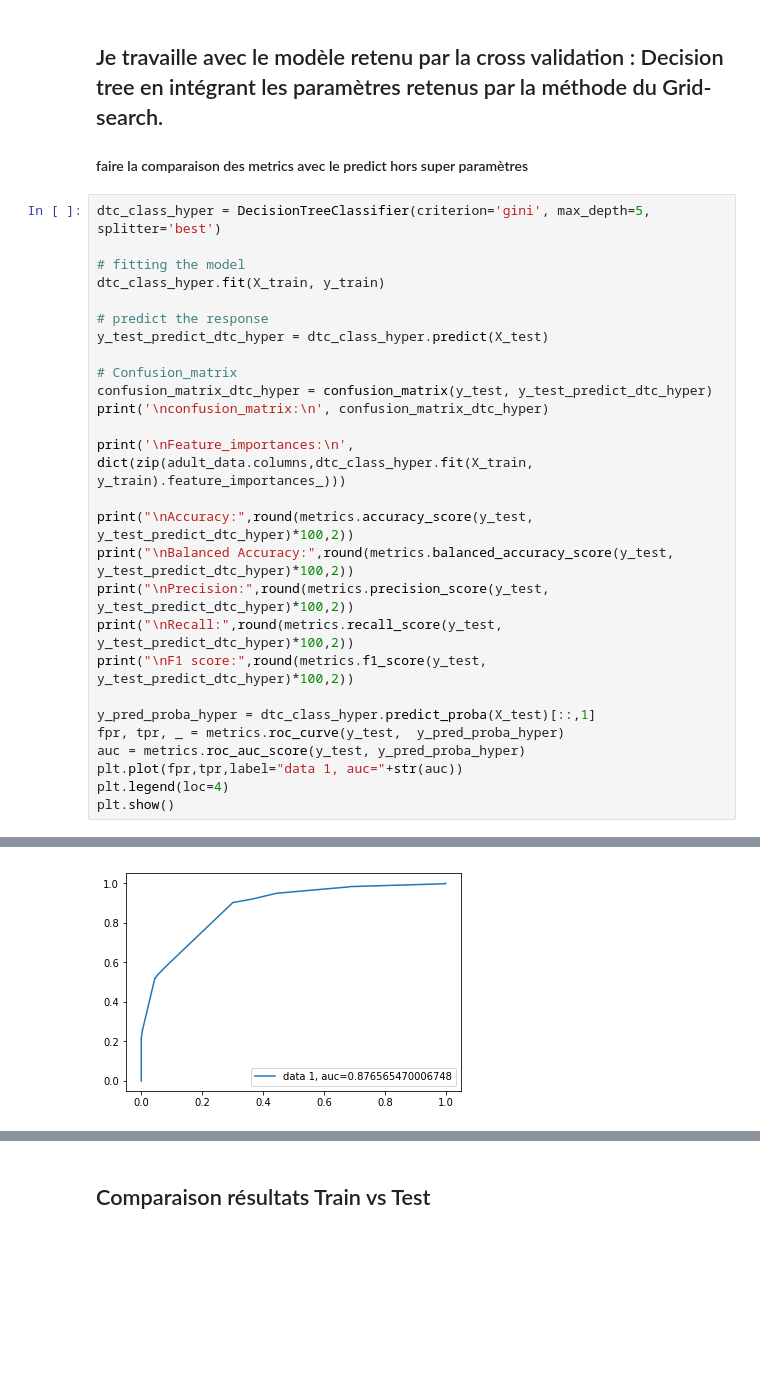
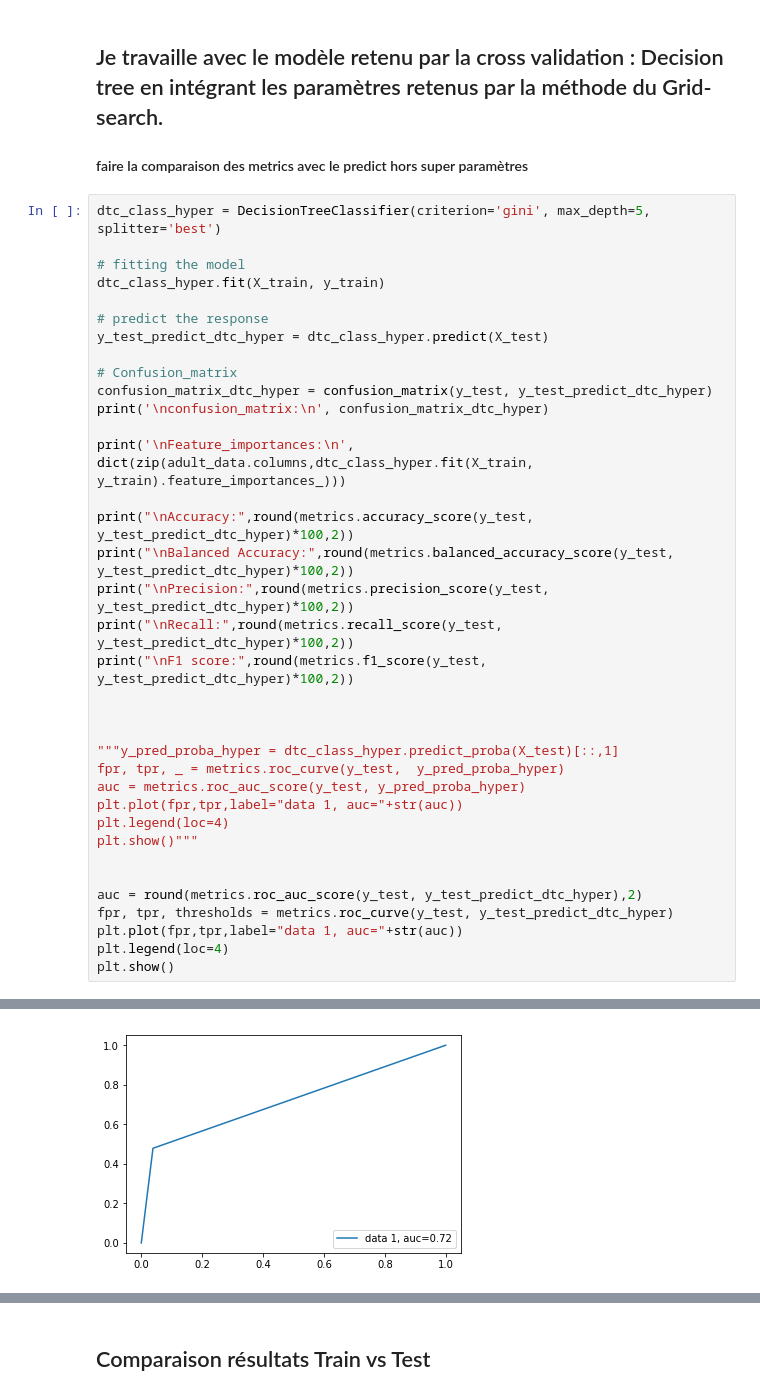
Before and after one commit to sandrineh/data-labs, a Jupyter notebook: module-3/supervised-learning-project/your-code/Supervised-learning-project.ipynb, the cells around one changed output, grey strips where cells are left out. Saved outputs shown, nothing was run; the diff lists cells and outputs as text; blank space fills up the shorter version.

```diff
--- a/module-3/supervised-learning-project/your-code/Supervised-learning-project.ipynb
+++ b/module-3/supervised-learning-project/your-code/Supervised-learning-project.ipynb
@@ -538,11 +537,20 @@ print("\nPrecision:",round(metrics.precision_score(y_test, y_test_predict_dtc_hy
 print("\nRecall:",round(metrics.recall_score(y_test, y_test_predict_dtc_hyper)*100,2))
 print("\nF1 score:",round(metrics.f1_score(y_test, y_test_predict_dtc_hyper)*100,2))
 
-y_pred_proba_hyper = dtc_class_hyper.predict_proba(X_test)[::,1]
+
+
+"""y_pred_proba_hyper = dtc_class_hyper.predict_proba(X_test)[::,1]
 fpr, tpr, _ = metrics.roc_curve(y_test,  y_pred_proba_hyper)
 auc = metrics.roc_auc_score(y_test, y_pred_proba_hyper)
 plt.plot(fpr,tpr,label="data 1, auc="+str(auc))
 plt.legend(loc=4)
+plt.show()"""
+
+
+auc = round(metrics.roc_auc_score(y_test, y_test_predict_dtc_hyper),2)
+fpr, tpr, thresholds = metrics.roc_curve(y_test, y_test_predict_dtc_hyper)
+plt.plot(fpr,tpr,label="data 1, auc="+str(auc))
+plt.legend(loc=4)
 plt.show()
 # %% [output]
 confusion_matrix:
@@ -564 +572 @@ F1 score: 62.53
-[figure, old version]
+[figure, new version]
```
Also changed, not shown: parts of 20 cells of this notebook.
